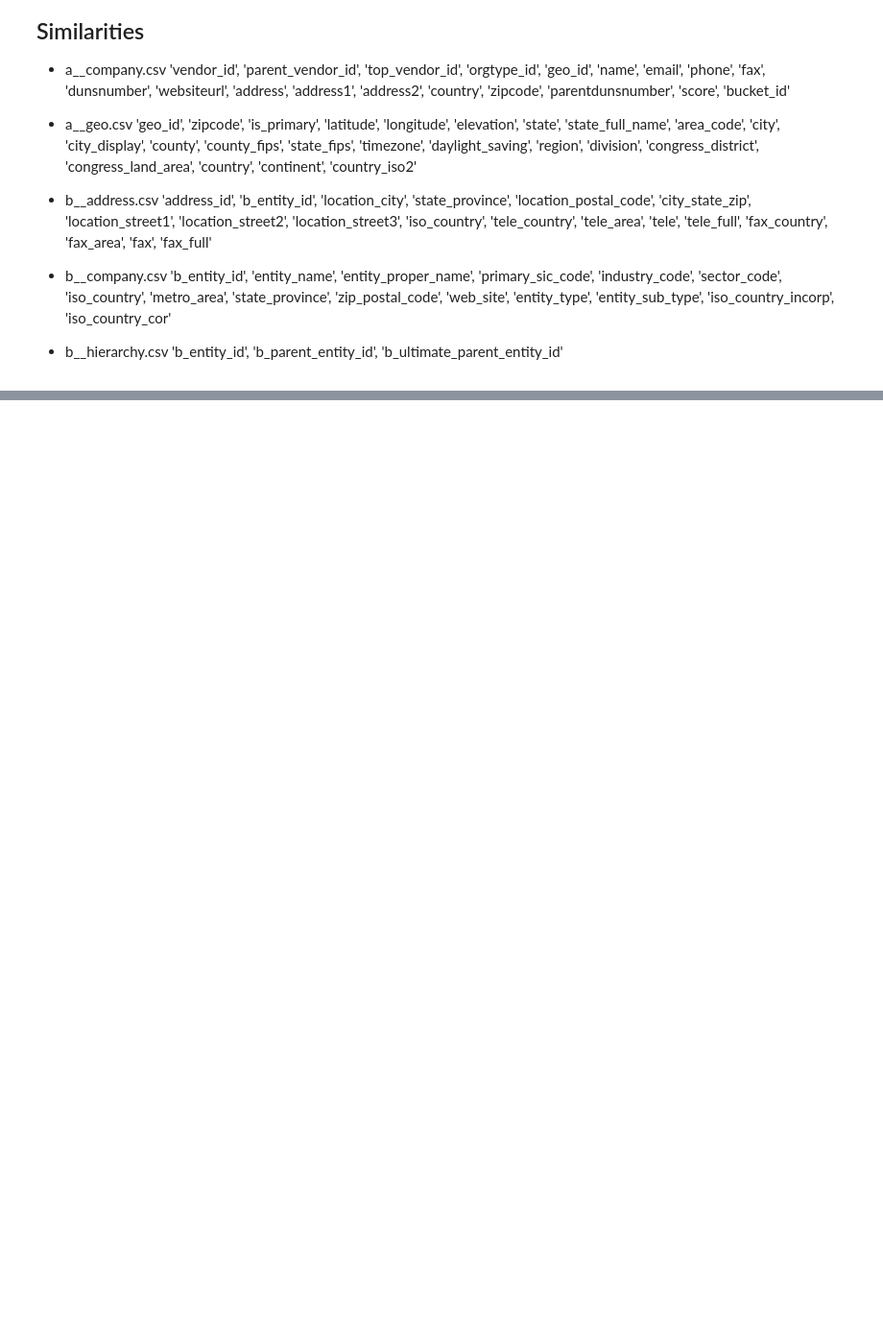
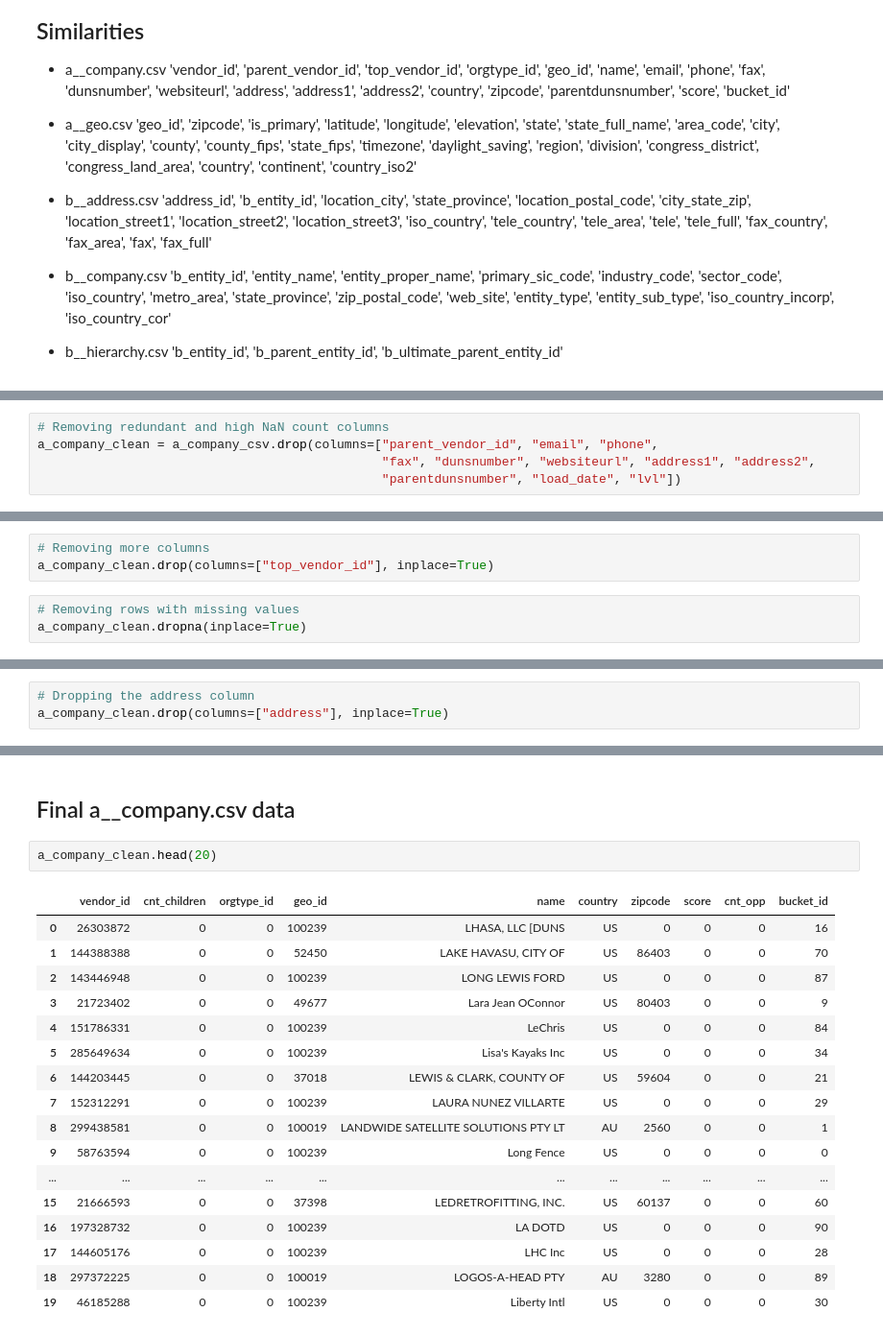
Before and after one commit to jeffersonzaki/Govini, a Jupyter notebook: Untitled.ipynb, the cells around one changed output, grey strips where cells are left out. Shown at 96% size. Cells and saved outputs as stored; diff of their text form; blank space fills up the shorter version.

```diff
--- a/Untitled.ipynb
+++ b/Untitled.ipynb
@@ -365,0 +392,5 @@ plt.tight_layout();
+# %%
+# Removing redundant and high NaN count columns
+a_company_clean = a_company_csv.drop(columns=["parent_vendor_id", "email", "phone",
+                                              "fax", "dunsnumber", "websiteurl", "address1", "address2",
+                                              "parentdunsnumber", "load_date", "lvl"])
@@ -365,0 +443,6 @@ plt.tight_layout();
+# %%
+# Removing more columns
+a_company_clean.drop(columns=["top_vendor_id"], inplace=True)
+# %%
+# Removing rows with missing values
+a_company_clean.dropna(inplace=True)
@@ -365,0 +511,3 @@ plt.tight_layout();
+# %%
+# Dropping the address column
+a_company_clean.drop(columns=["address"], inplace=True)
@@ -365,0 +553,22 @@ plt.tight_layout();
+# %% [markdown]
+## Final a__company.csv data
+# %%
+a_company_clean.head(20)
+# %% [output]
+|  | vendor_id | cnt_children | orgtype_id | geo_id | name | country | zipcode | score | cnt_opp | bucket_id |
+| 0 | 26303872 | 0 | 0 | 100239 | LHASA, LLC [DUNS | US | 0 | 0 | 0 | 16 |
+| 1 | 144388388 | 0 | 0 | 52450 | LAKE HAVASU, CITY OF | US | 86403 | 0 | 0 | 70 |
+| 2 | 143446948 | 0 | 0 | 100239 | LONG LEWIS FORD | US | 0 | 0 | 0 | 87 |
+| 3 | 21723402 | 0 | 0 | 49677 | Lara Jean OConnor | US | 80403 | 0 | 0 | 9 |
+| 4 | 151786331 | 0 | 0 | 100239 | LeChris | US | 0 | 0 | 0 | 84 |
+| 5 | 285649634 | 0 | 0 | 100239 | Lisa's Kayaks Inc | US | 0 | 0 | 0 | 34 |
+| 6 | 144203445 | 0 | 0 | 37018 | LEWIS & CLARK, COUNTY OF | US | 59604 | 0 | 0 | 21 |
+| 7 | 152312291 | 0 | 0 | 100239 | LAURA NUNEZ VILLARTE | US | 0 | 0 | 0 | 29 |
+| 8 | 299438581 | 0 | 0 | 100019 | LANDWIDE SATELLITE SOLUTIONS PTY LT | AU | 2560 | 0 | 0 | 1 |
+| 9 | 58763594 | 0 | 0 | 100239 | Long Fence | US | 0 | 0 | 0 | 0 |
+| ... | ... | ... | ... | ... | ... | ... | ... | ... | ... | ... |
+| 15 | 21666593 | 0 | 0 | 37398 | LEDRETROFITTING, INC. | US | 60137 | 0 | 0 | 60 |
+| 16 | 197328732 | 0 | 0 | 100239 | LA DOTD | US | 0 | 0 | 0 | 90 |
+| 17 | 144605176 | 0 | 0 | 100239 | LHC Inc | US | 0 | 0 | 0 | 28 |
+| 18 | 297372225 | 0 | 0 | 100019 | LOGOS-A-HEAD PTY | AU | 3280 | 0 | 0 | 89 |
+| 19 | 46185288 | 0 | 0 | 100239 | Liberty Intl | US | 0 | 0 | 0 | 30 |
```
Also changed, not shown: parts of 28 cells of this notebook.
